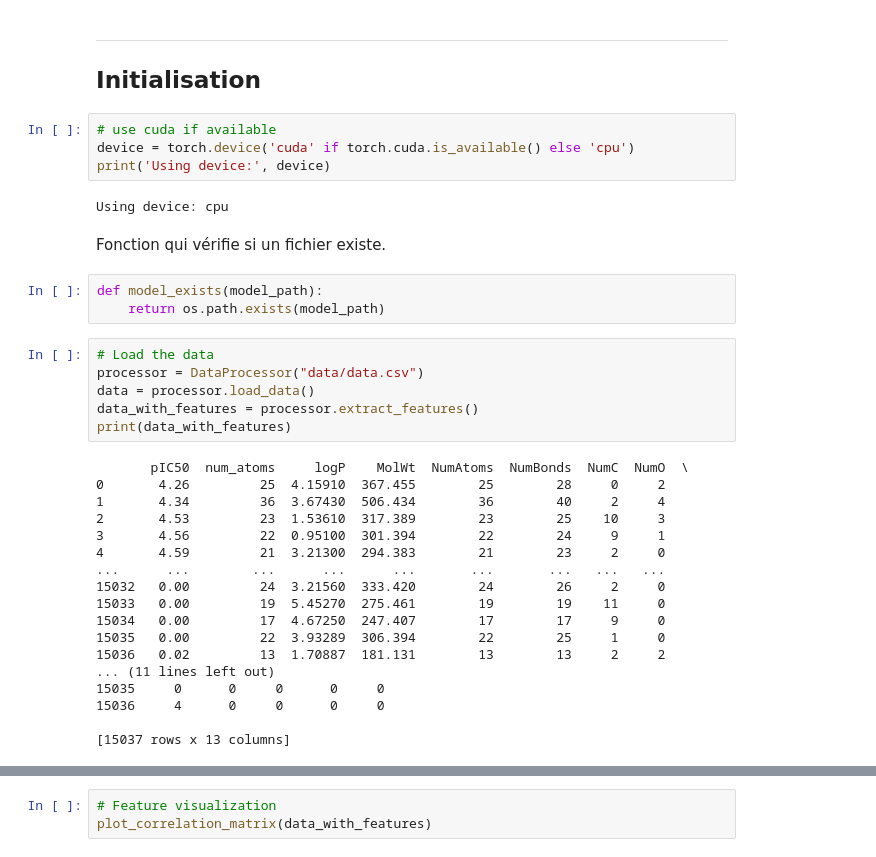
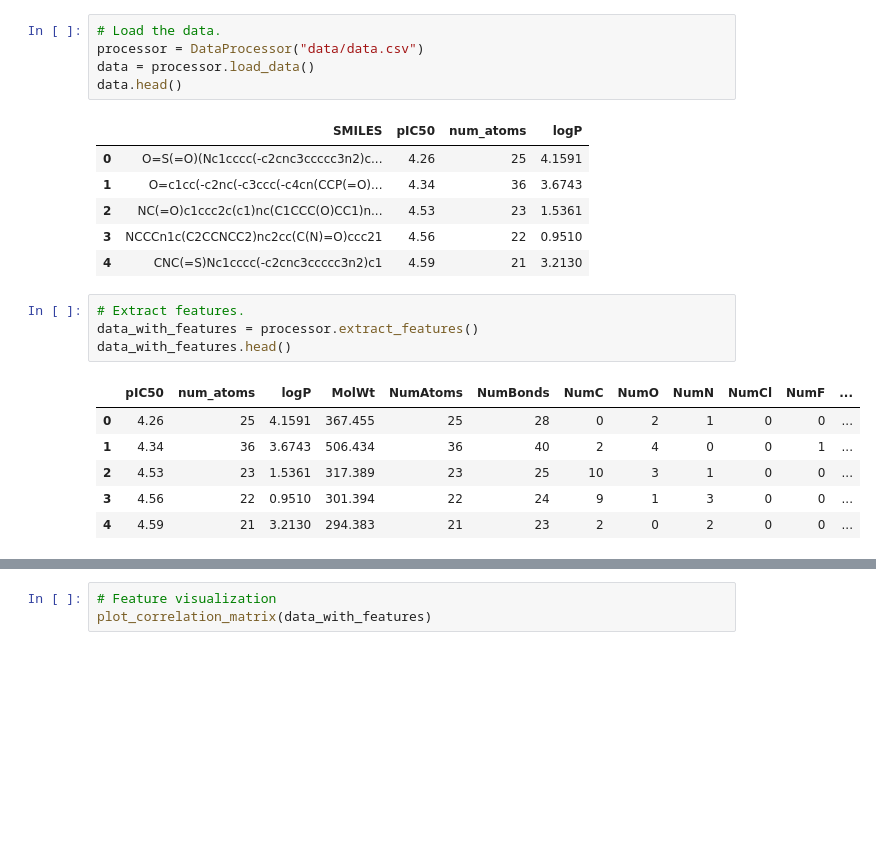
Before and after one commit to Nathan-Vanson/mpp, a Jupyter notebook: results.ipynb, the cells around one changed output, grey strips where cells are left out. Saved outputs shown, nothing was run; the diff lists cells and outputs as text; blank space fills up the shorter version.

```diff
--- a/results.ipynb
+++ b/results.ipynb
@@ -32,39 +54,24 @@ matplotlib.rcParams['figure.figsize'] = (15, 8)
-# %% [markdown]
----
-## Initialisation
-# %%
-# use cuda if available
-device = torch.device('cuda' if torch.cuda.is_available() else 'cpu')
-print('Using device:', device)
-# %% [output]
-Using device: cpu
-# %% [markdown]
-Fonction qui vérifie si un fichier existe.
-# %%
-def model_exists(model_path):
-    return os.path.exists(model_path)
 # %%
-# Load the data
+# Load the data.
 processor = DataProcessor("data/data.csv")
 data = processor.load_data()
-data_with_features = processor.extract_features()
-print(data_with_features)
+data.head()
 # %% [output]
-       pIC50  num_atoms     logP    MolWt  NumAtoms  NumBonds  NumC  NumO  \
-0       4.26         25  4.15910  367.455        25        28     0     2
-1       4.34         36  3.67430  506.434        36        40     2     4
-2       4.53         23  1.53610  317.389        23        25    10     3
-3       4.56         22  0.95100  301.394        22        24     9     1
-4       4.59         21  3.21300  294.383        21        23     2     0
-...      ...        ...      ...      ...       ...       ...   ...   ...
-15032   0.00         24  3.21560  333.420        24        26     2     0
-15033   0.00         19  5.45270  275.461        19        19    11     0
-15034   0.00         17  4.67250  247.407        17        17     9     0
-15035   0.00         22  3.93289  306.394        22        25     1     0
-15036   0.02         13  1.70887  181.131        13        13     2     2
-... (11 lines left out)
-15035     0      0     0      0     0
-15036     4      0     0      0     0
-
-[15037 rows x 13 columns]
+|  | SMILES | pIC50 | num_atoms | logP |
+| 0 | O=S(=O)(Nc1cccc(-c2cnc3ccccc3n2)c... | 4.26 | 25 | 4.1591 |
+| 1 | O=c1cc(-c2nc(-c3ccc(-c4cn(CCP(=O)... | 4.34 | 36 | 3.6743 |
+| 2 | NC(=O)c1ccc2c(c1)nc(C1CCC(O)CC1)n... | 4.53 | 23 | 1.5361 |
+| 3 | NCCCn1c(C2CCNCC2)nc2cc(C(N)=O)ccc21 | 4.56 | 22 | 0.9510 |
+| 4 | CNC(=S)Nc1cccc(-c2cnc3ccccc3n2)c1 | 4.59 | 21 | 3.2130 |
+# %%
+# Extract features.
+data_with_features = processor.extract_features()
+data_with_features.head()
+# %% [output]
+|  | pIC50 | num_atoms | logP | MolWt | NumAtoms | NumBonds | NumC | NumO | NumN | NumCl | NumF | ... |
+| 0 | 4.26 | 25 | 4.1591 | 367.455 | 25 | 28 | 0 | 2 | 1 | 0 | 0 | ... |
+| 1 | 4.34 | 36 | 3.6743 | 506.434 | 36 | 40 | 2 | 4 | 0 | 0 | 1 | ... |
+| 2 | 4.53 | 23 | 1.5361 | 317.389 | 23 | 25 | 10 | 3 | 1 | 0 | 0 | ... |
+| 3 | 4.56 | 22 | 0.9510 | 301.394 | 22 | 24 | 9 | 1 | 3 | 0 | 0 | ... |
+| 4 | 4.59 | 21 | 3.2130 | 294.383 | 21 | 23 | 2 | 0 | 2 | 0 | 0 | ... |
 # %%
```
Also changed, not shown: parts of 84 cells of this notebook.
